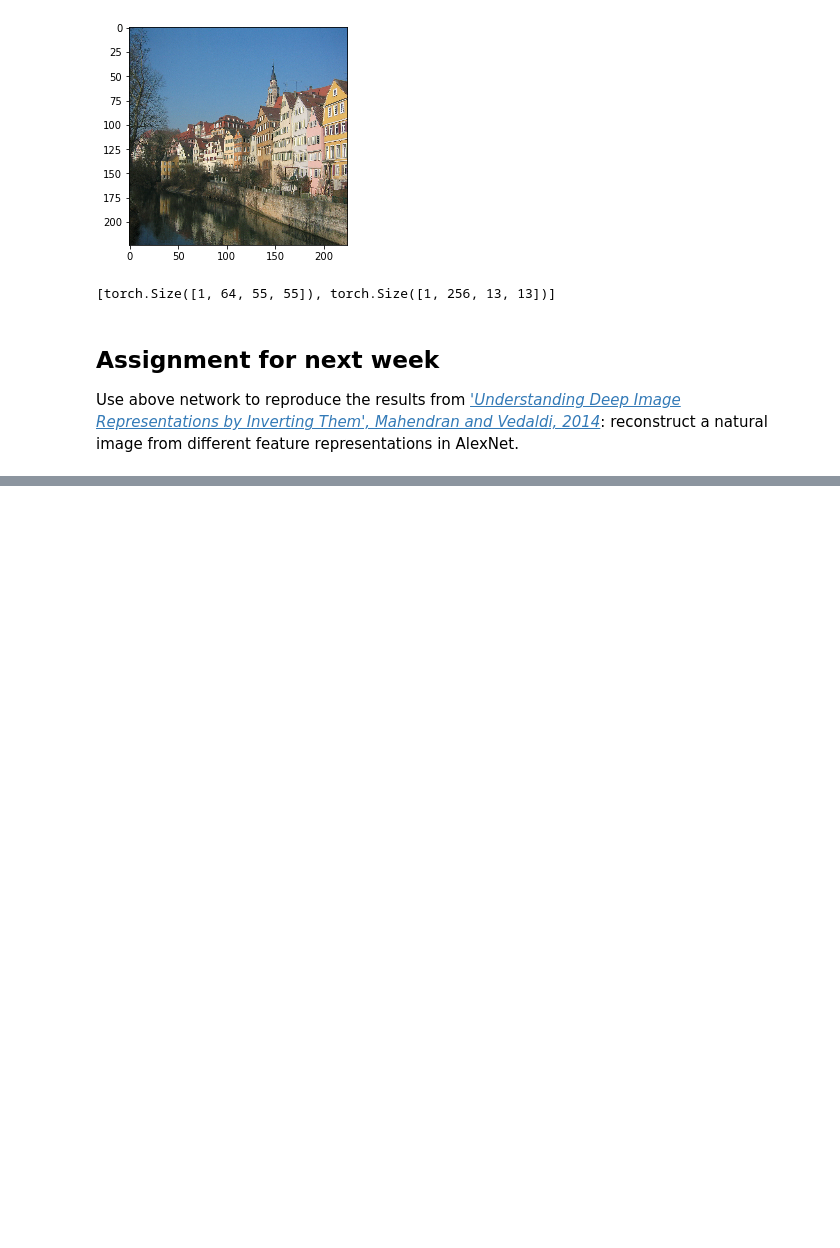
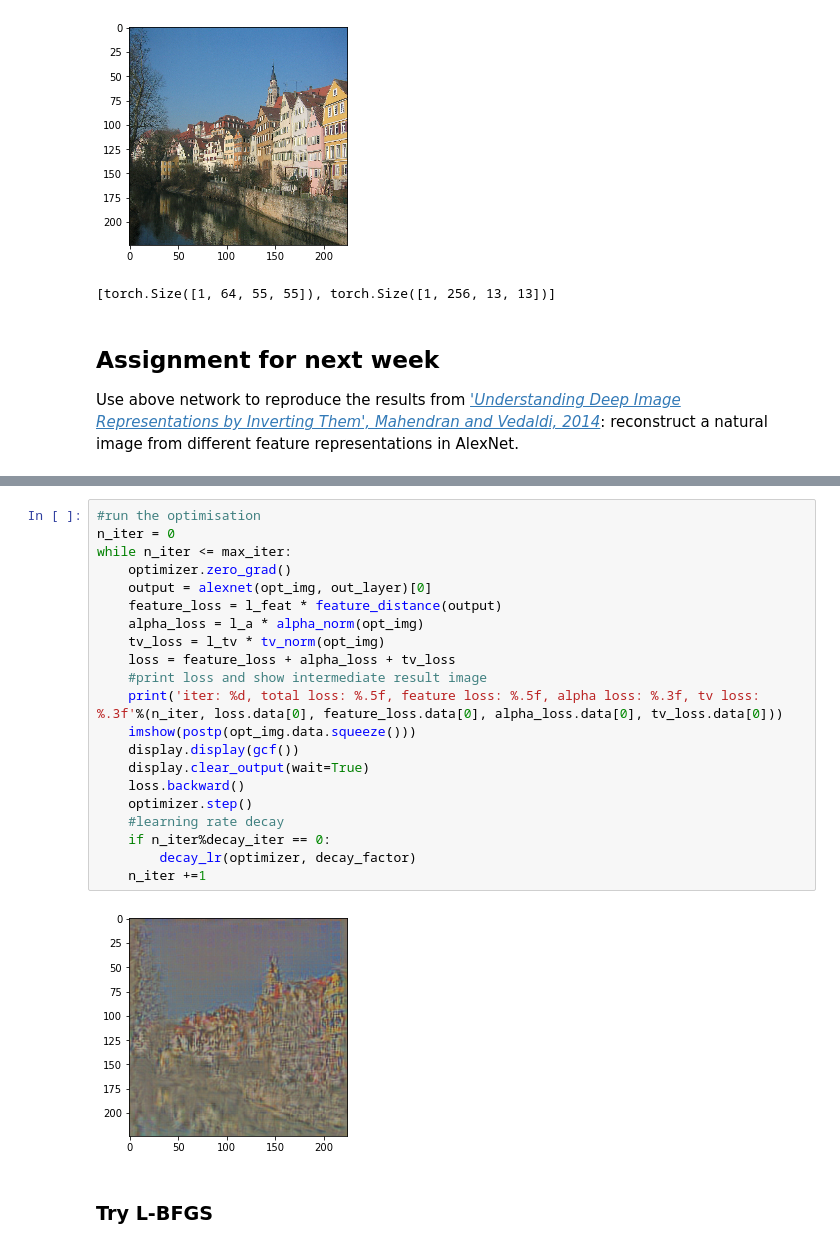
Before and after one commit to leongatys/GenerativeImageModellingWithDNNs, a Jupyter notebook: Lecture3/Lecture3.ipynb, the cells around one changed output, grey strips where cells are left out. Saved outputs shown, nothing was run; the diff lists cells and outputs as text; blank space fills up the shorter version.

```diff
--- a/Lecture3/Lecture3.ipynb
+++ b/Lecture3/Lecture3.ipynb
@@ -142,0 +215,25 @@ Use above network to reproduce the results from [_'Understanding Deep Image Repr
+# %%
+#run the optimisation
+n_iter = 0
+while n_iter <= max_iter:
+    optimizer.zero_grad()
+    output = alexnet(opt_img, out_layer)[0]
+    feature_loss = l_feat * feature_distance(output)
+    alpha_loss = l_a * alpha_norm(opt_img)
+    tv_loss = l_tv * tv_norm(opt_img)
+    loss = feature_loss + alpha_loss + tv_loss
+    #print loss and show intermediate result image
+    print('iter: %d, total loss: %.5f, feature loss: %.5f, alpha loss: %.3f, tv loss: %.3f'%(n_iter, loss.data[0], feature_loss.data[0], alpha_loss.data[0], tv_loss.data[0]))
+    imshow(postp(opt_img.data.squeeze()))
+    display.display(gcf())
+    display.clear_output(wait=True)
+    loss.backward()
+    optimizer.step()
+    #learning rate decay
+    if n_iter%decay_iter == 0:
+        decay_lr(optimizer, decay_factor)
+    n_iter +=1
+# %% [output]
+[figure, added]
+# %% [markdown]
+### Try L-BFGS
```
Also changed, not shown: parts of 5 cells of this notebook.
